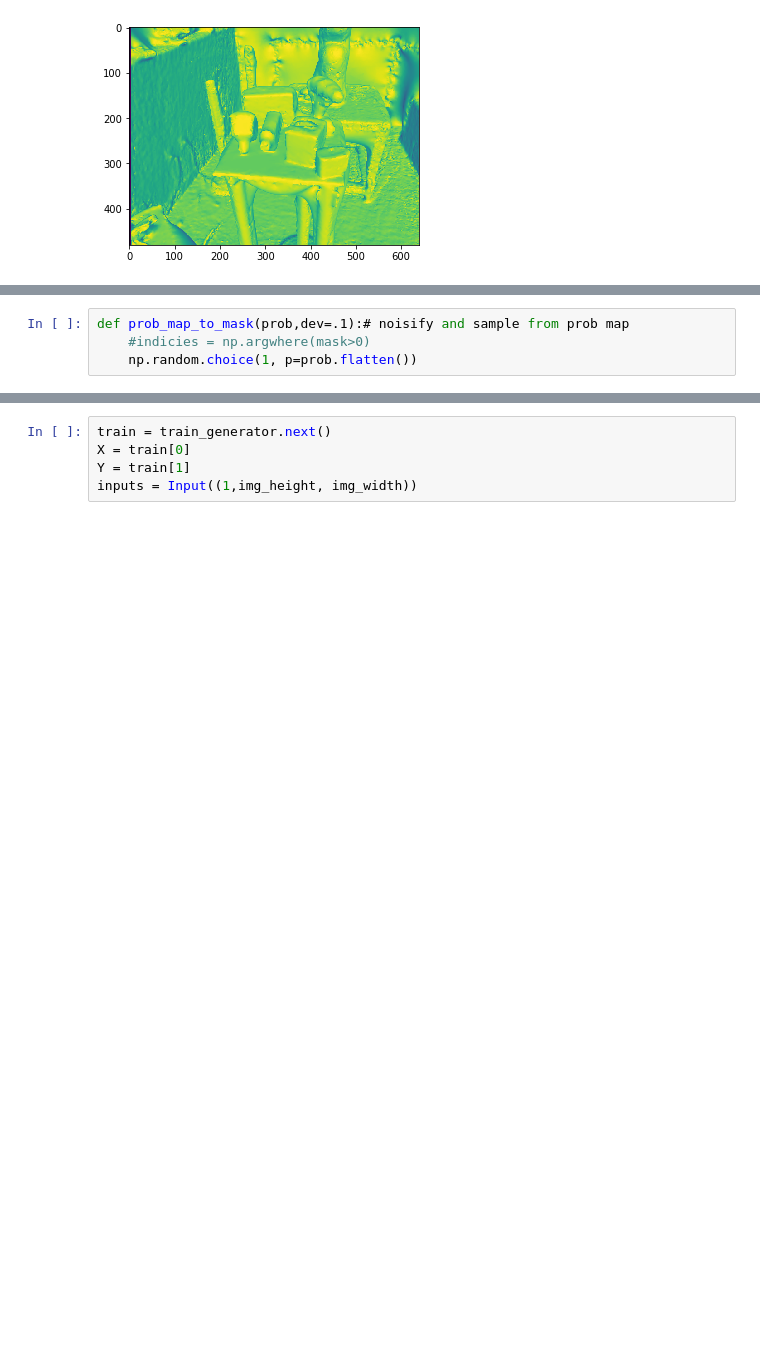
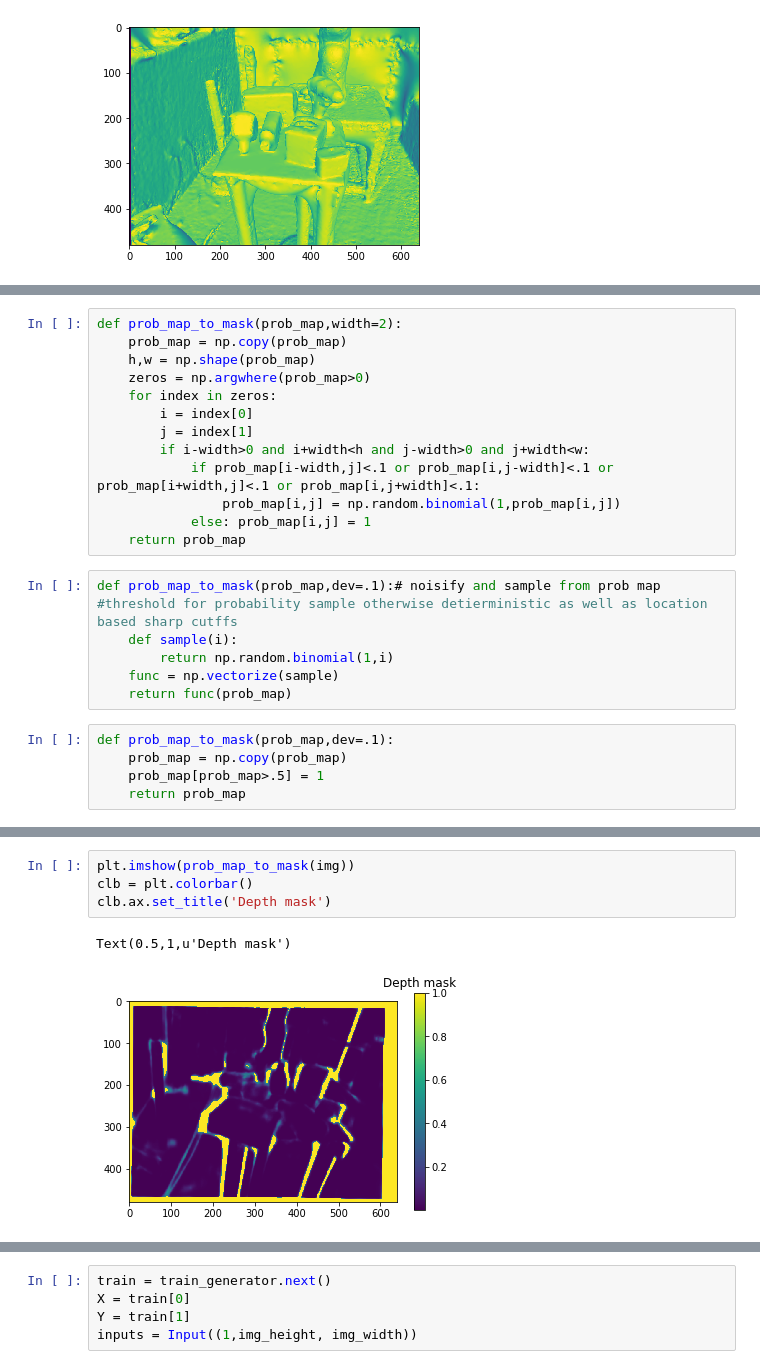
Before and after one commit to RobotLocomotion/spartan, a Jupyter notebook: src/DepthSim/python/pixel-wise-cnnNew.ipynb, the cells around one changed output, grey strips where cells are left out. Drawn from its saved outputs; the diff is of its cells as text; blank space fills up the shorter version.

```diff
--- a/src/DepthSim/python/pixel-wise-cnnNew.ipynb
+++ b/src/DepthSim/python/pixel-wise-cnnNew.ipynb
@@ -237,4 +314,24 @@ ValueError: probabilities do not sum to 1
-# %%
-def prob_map_to_mask(prob,dev=.1):# noisify and sample from prob map
-    #indicies = np.argwhere(mask>0)
-    np.random.choice(1, p=prob.flatten())
+# %%
+def prob_map_to_mask(prob_map,width=2):
+    prob_map = np.copy(prob_map)
+    h,w = np.shape(prob_map)
+    zeros = np.argwhere(prob_map>0)
+    for index in zeros:
+        i = index[0]
+        j = index[1]
+        if i-width>0 and i+width<h and j-width>0 and j+width<w:
+            if prob_map[i-width,j]<.1 or prob_map[i,j-width]<.1 or prob_map[i+width,j]<.1 or prob_map[i,j+width]<.1:
+                prob_map[i,j] = np.random.binomial(1,prob_map[i,j])
+            else: prob_map[i,j] = 1
+    return prob_map
+# %%
+def prob_map_to_mask(prob_map,dev=.1):# noisify and sample from prob map #threshold for probability sample otherwise detierministic as well as location based sharp cutffs
+    def sample(i):
+        return np.random.binomial(1,i)
+    func = np.vectorize(sample)
+    return func(prob_map)
+# %%
+def prob_map_to_mask(prob_map,dev=.1):
+    prob_map = np.copy(prob_map)
+    prob_map[prob_map>.5] = 1
+    return prob_map
@@ -241 +344,8 @@ def prob_map_to_mask(prob,dev=.1):# noisify and sample from prob map
+# %%
+plt.imshow(prob_map_to_mask(img))
+clb = plt.colorbar()
+clb.ax.set_title('Depth mask')
+# %% [output]
+Text(0.5,1,u'Depth mask')
+[figure, added]
 # %%
```
Also changed, not shown: parts of 13 cells of this notebook, 6 other files.
